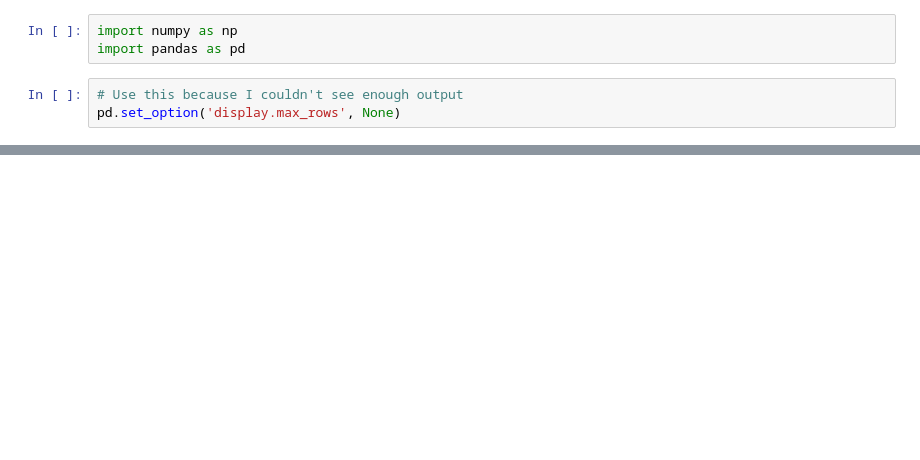
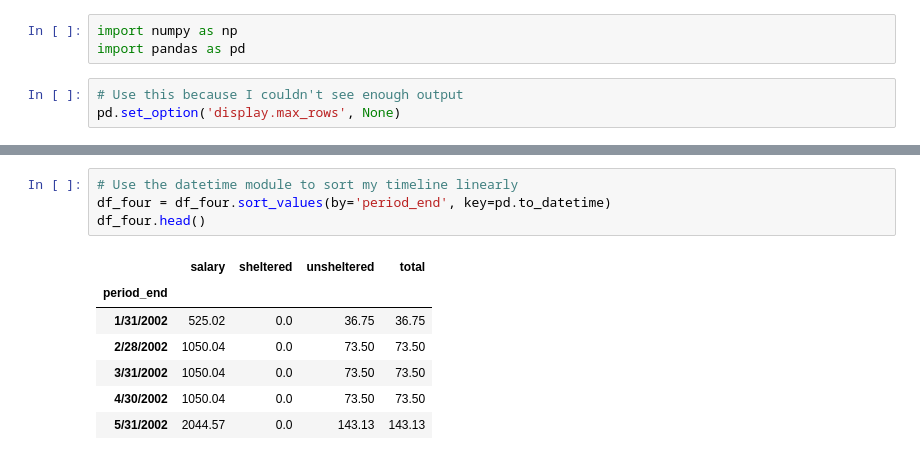
Before and after one commit to danielle3625/avg_salary, a Jupyter notebook: high60_calc_v2.ipynb, the cells around one changed output, grey strips where cells are left out. Saved outputs shown, nothing was run; the diff lists cells and outputs as text; blank space fills up the shorter version.

```diff
--- a/high60_calc_v2.ipynb
+++ b/high60_calc_v2.ipynb
@@ -119,0 +89,12 @@ KeyError: 'salary'
+# %%
+# Use the datetime module to sort my timeline linearly
+df_four = df_four.sort_values(by='period_end', key=pd.to_datetime)
+df_four.head()
+# %% [output]
+|  | salary | sheltered | unsheltered | total |
+| period_end |  |  |  |  |
+| 1/31/2002 | 525.02 | 0.0 | 36.75 | 36.75 |
+| 2/28/2002 | 1050.04 | 0.0 | 73.50 | 73.50 |
+| 3/31/2002 | 1050.04 | 0.0 | 73.50 | 73.50 |
+| 4/30/2002 | 1050.04 | 0.0 | 73.50 | 73.50 |
+| 5/31/2002 | 2044.57 | 0.0 | 143.13 | 143.13 |
```
Also changed, not shown: parts of 22 cells of this notebook, 1 other file.
